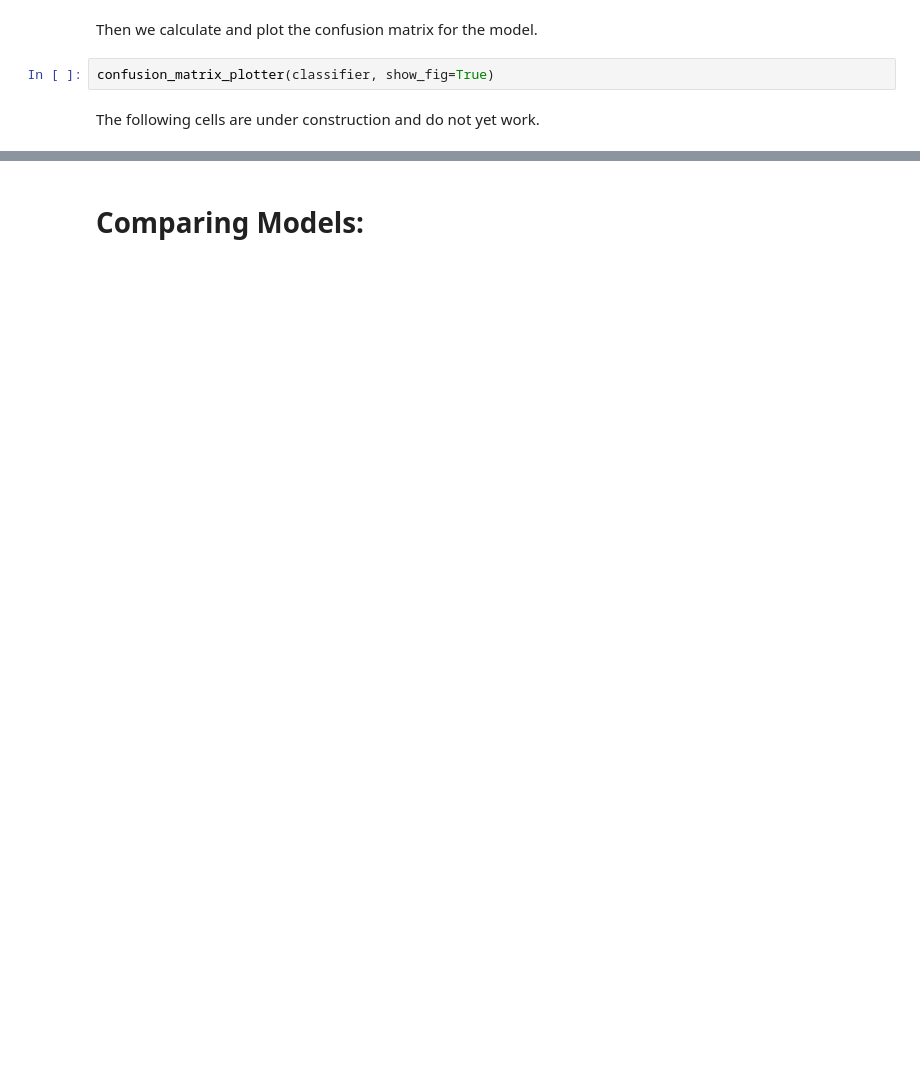
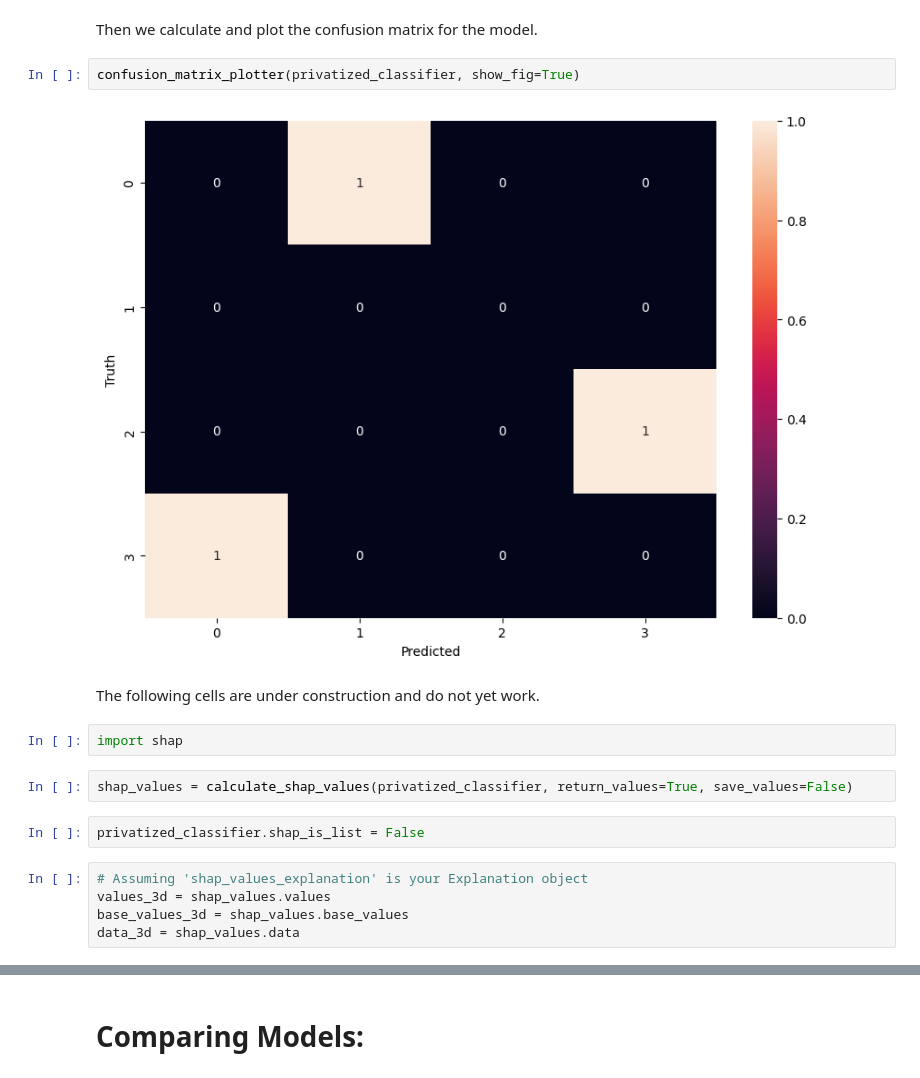
Before and after one commit to austineamonn/SummerResearch2024, a Jupyter notebook: notebooks/main.ipynb, the cells around one changed output, grey strips where cells are left out. Drawn from its saved outputs; the diff is of its cells as text; blank space fills up the shorter version.

```diff
--- a/notebooks/main.ipynb
+++ b/notebooks/main.ipynb
@@ -543,6 +594,19 @@ tree_plotter(classifier, save_fig=False, show_fig=True, max_depth=2) # Change ma
 # %% [markdown]
 Then we calculate and plot the confusion matrix for the model.
 # %%
-confusion_matrix_plotter(classifier, show_fig=True)
+confusion_matrix_plotter(privatized_classifier, show_fig=True)
+# %% [output]
+[figure, added]
 # %% [markdown]
 The following cells are under construction and do not yet work.
+# %%
+import shap
+# %%
+shap_values = calculate_shap_values(privatized_classifier, return_values=True, save_values=False)
+# %%
+privatized_classifier.shap_is_list = False
+# %%
+# Assuming 'shap_values_explanation' is your Explanation object
+values_3d = shap_values.values
+base_values_3d = shap_values.base_values
+data_3d = shap_values.data
```
Also changed, not shown: parts of 49 cells of this notebook, 3 other files.
